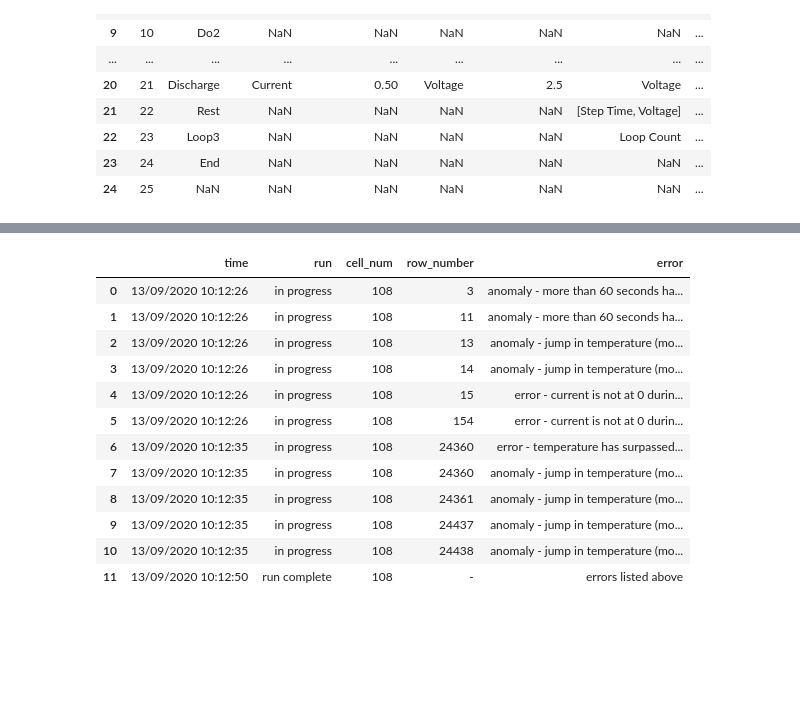
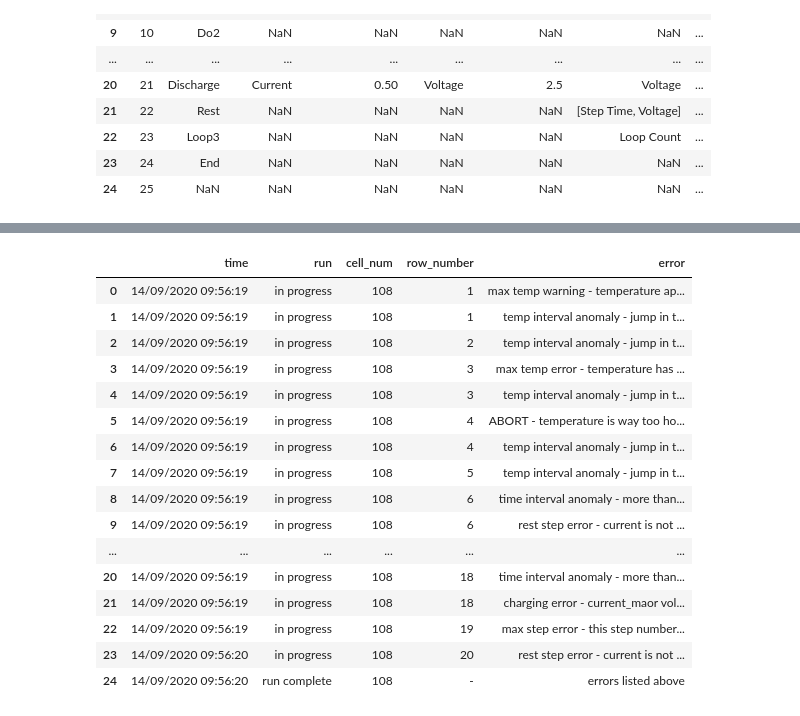
Before and after one commit to shriyachallam/maccorcyclingdata, a Jupyter notebook: example.ipynb, the cells around one changed output, grey strips where cells are left out. Saved outputs shown, nothing was run; the diff lists cells and outputs as text; code cells hidden in the pictures; blank space fills up the shorter version.

Commit message:
'tests'

```diff
--- a/example.ipynb
+++ b/example.ipynb
@@ -98,0 +112,3 @@ validation_df
+# %%
+schedule_df_errors = schedules.import_schedules('example_data/','schedule_errors.csv')
+schedule_df_errors
@@ -109,17 +154,22 @@ df_errors.head(5)
 # %%
-validation_df = validate.validate_test_data(schedule_df, df_errors, 108, 60, 5, 50, False, 3, 2)
+importlib.reload(validate)
+validation_df = validate.validate_test_data(schedule_df_errors, df_errors, 108, 60, 5, 50, False, 3, 2)
 validation_df
 # %% [output]
 |  | time | run | cell_num | row_number | error |
-| 0 | 13/09/2020 10:12:26 | in progress | 108 | 3 | anomaly - more than 60 seconds ha... |
-| 1 | 13/09/2020 10:12:26 | in progress | 108 | 11 | anomaly - more than 60 seconds ha... |
-| 2 | 13/09/2020 10:12:26 | in progress | 108 | 13 | anomaly - jump in temperature (mo... |
-| 3 | 13/09/2020 10:12:26 | in progress | 108 | 14 | anomaly - jump in temperature (mo... |
-| 4 | 13/09/2020 10:12:26 | in progress | 108 | 15 | error - current is not at 0 durin... |
-| 5 | 13/09/2020 10:12:26 | in progress | 108 | 154 | error - current is not at 0 durin... |
-| 6 | 13/09/2020 10:12:35 | in progress | 108 | 24360 | error - temperature has surpassed... |
-| 7 | 13/09/2020 10:12:35 | in progress | 108 | 24360 | anomaly - jump in temperature (mo... |
-| 8 | 13/09/2020 10:12:35 | in progress | 108 | 24361 | anomaly - jump in temperature (mo... |
-| 9 | 13/09/2020 10:12:35 | in progress | 108 | 24437 | anomaly - jump in temperature (mo... |
-| 10 | 13/09/2020 10:12:35 | in progress | 108 | 24438 | anomaly - jump in temperature (mo... |
-| 11 | 13/09/2020 10:12:50 | run complete | 108 | - | errors listed above |
+| 0 | 14/09/2020 09:56:19 | in progress | 108 | 1 | max temp warning - temperature ap... |
+| 1 | 14/09/2020 09:56:19 | in progress | 108 | 1 | temp interval anomaly - jump in t... |
+| 2 | 14/09/2020 09:56:19 | in progress | 108 | 2 | temp interval anomaly - jump in t... |
+| 3 | 14/09/2020 09:56:19 | in progress | 108 | 3 | max temp error - temperature has ... |
+| 4 | 14/09/2020 09:56:19 | in progress | 108 | 3 | temp interval anomaly - jump in t... |
+| 5 | 14/09/2020 09:56:19 | in progress | 108 | 4 | ABORT - temperature is way too ho... |
+| 6 | 14/09/2020 09:56:19 | in progress | 108 | 4 | temp interval anomaly - jump in t... |
+| 7 | 14/09/2020 09:56:19 | in progress | 108 | 5 | temp interval anomaly - jump in t... |
+| 8 | 14/09/2020 09:56:19 | in progress | 108 | 6 | time interval anomaly - more than... |
+| 9 | 14/09/2020 09:56:19 | in progress | 108 | 6 | rest step error - current is not ... |
+| ... | ... | ... | ... | ... | ... |
+| 20 | 14/09/2020 09:56:19 | in progress | 108 | 18 | time interval anomaly - more than... |
+| 21 | 14/09/2020 09:56:19 | in progress | 108 | 18 | charging error - current_maor vol... |
+| 22 | 14/09/2020 09:56:19 | in progress | 108 | 19 | max step error - this step number... |
+| 23 | 14/09/2020 09:56:20 | in progress | 108 | 20 | rest step error - current is not ... |
+| 24 | 14/09/2020 09:56:20 | run complete | 108 | - | errors listed above |
```
Also changed, not shown: parts of 6 cells of this notebook, 37 other files.
